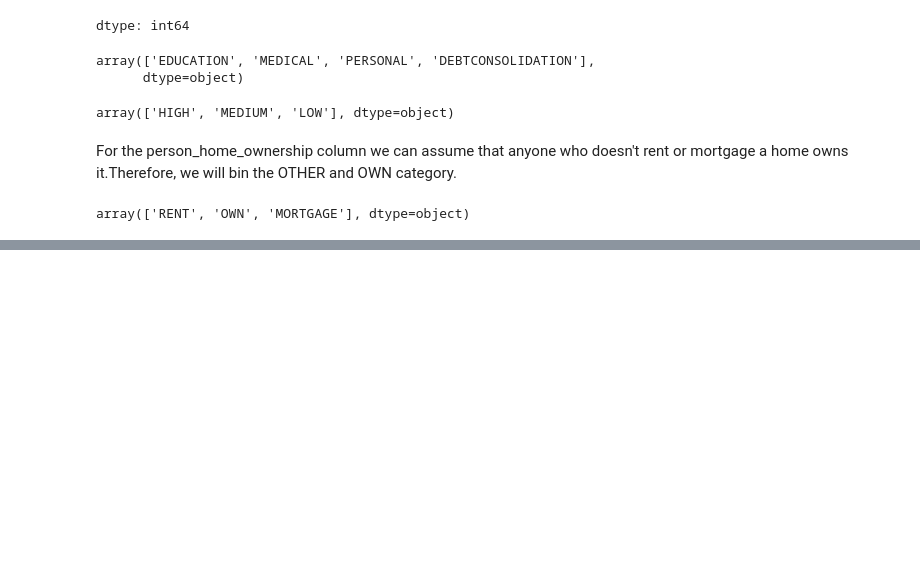
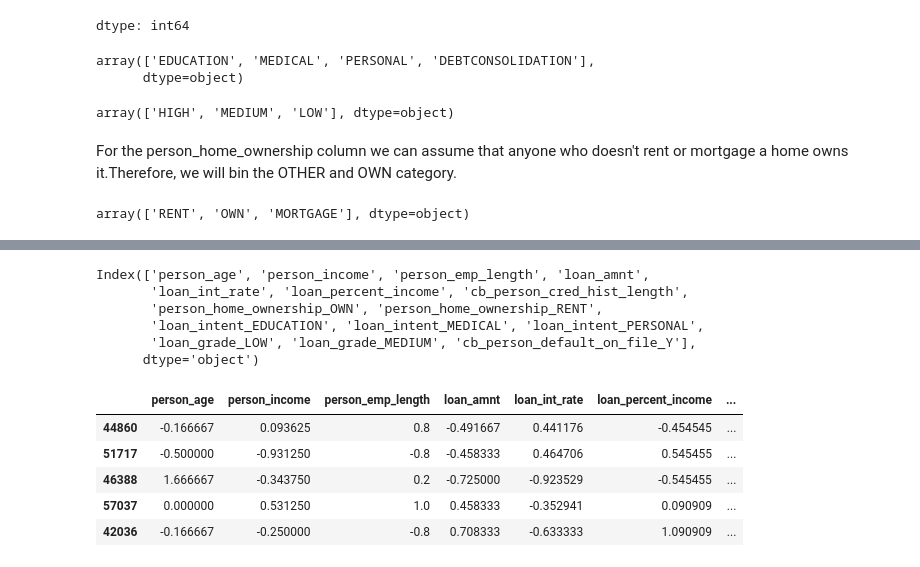
Before and after one commit to WilliamNdoni/loan_approval_prediction_kaggle, a Jupyter notebook: loan_approval_prediction.ipynb, the cells around one changed output, grey strips where cells are left out. Cells and saved outputs as stored; diff of their text form; code cells hidden in the pictures; blank space fills up the shorter version.

```diff
--- a/loan_approval_prediction.ipynb
+++ b/loan_approval_prediction.ipynb
@@ -526 +556,29 @@ array(['RENT', 'OWN', 'MORTGAGE'], dtype=object)
+# %%
+# Getting the numerical columns to scale
+num_cols = x_train.select_dtypes(include='number').columns
+num_cols
+# %% [output]
+Index(['person_age', 'person_income', 'person_emp_length', 'loan_amnt',
+       'loan_int_rate', 'loan_percent_income', 'cb_person_cred_hist_length',
+       'person_home_ownership_OWN', 'person_home_ownership_RENT',
+       'loan_intent_EDUCATION', 'loan_intent_MEDICAL', 'loan_intent_PERSONAL',
+       'loan_grade_LOW', 'loan_grade_MEDIUM', 'cb_person_default_on_file_Y'],
+      dtype='object')
+# %%
+# Importing the relevant libraries
+from sklearn.preprocessing import RobustScaler
+# RobustScaler is less sensitive to outliers
+# Fitting and Scaling the training set
+scaler = RobustScaler()
+x_train[num_cols] = scaler.fit_transform(x_train[num_cols])
+# Scaling the test set
+x_test[num_cols] = scaler.transform(x_test[num_cols])
+x_train.head()
+# %% [output]
+|  | person_age | person_income | person_emp_length | loan_amnt | loan_int_rate | loan_percent_income | ... |
+| 44860 | -0.166667 | 0.093625 | 0.8 | -0.491667 | 0.441176 | -0.454545 | ... |
+| 51717 | -0.500000 | -0.931250 | -0.8 | -0.458333 | 0.464706 | 0.545455 | ... |
+| 46388 | 1.666667 | -0.343750 | 0.2 | -0.725000 | -0.923529 | -0.545455 | ... |
+| 57037 | 0.000000 | 0.531250 | 1.0 | 0.458333 | -0.352941 | 0.090909 | ... |
+| 42036 | -0.166667 | -0.250000 | -0.8 | 0.708333 | -0.633333 | 1.090909 | ... |
 # %% [markdown]
```
Also changed, not shown: parts of 16 cells of this notebook.
